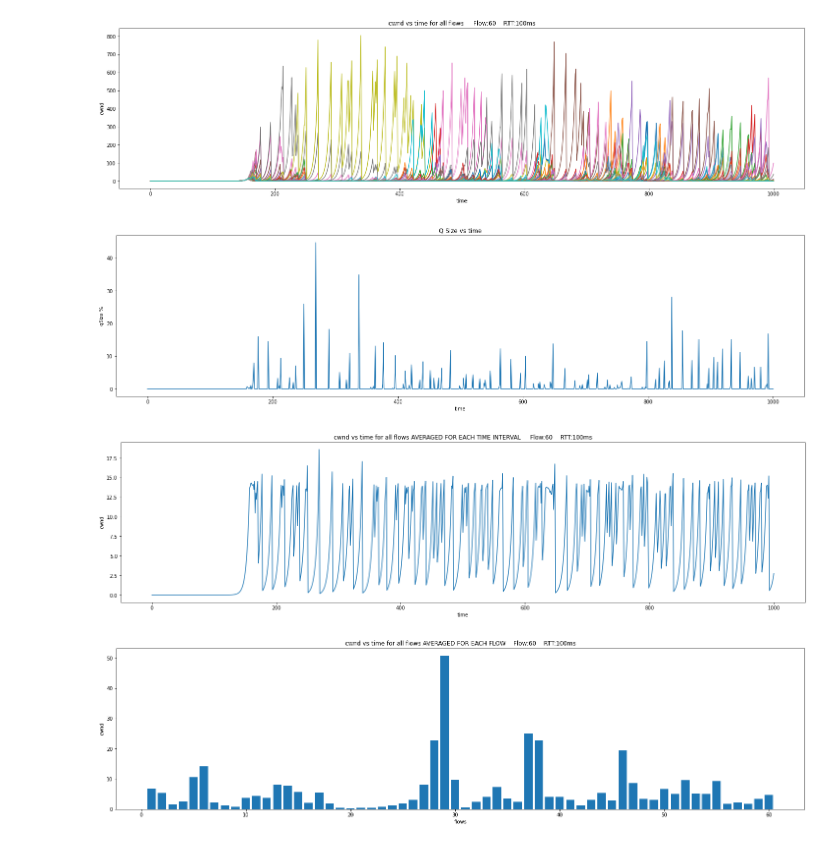
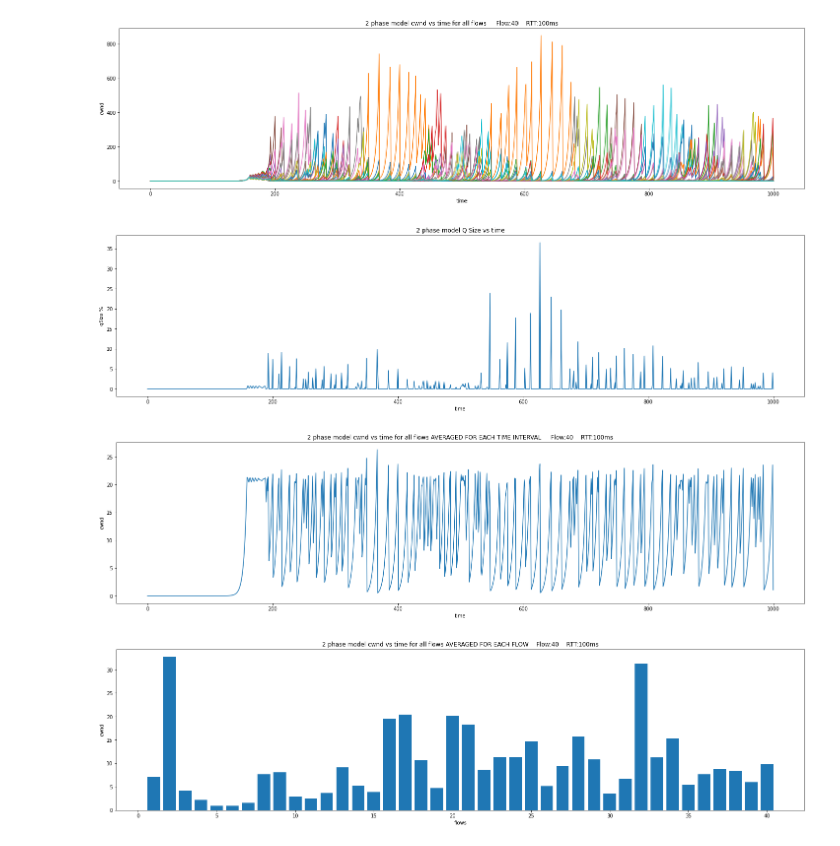
Before and after one commit to divyashk/TCP-BBR-ns3, a Jupyter notebook: dumbell-ns3/2-phase/cal.ipynb, the cells around one changed output. Cells and saved outputs as stored; diff of their text form; code cells hidden in the pictures.

```diff
--- a/dumbell-ns3/2-phase/cal.ipynb
+++ b/dumbell-ns3/2-phase/cal.ipynb
@@ -106,9 +106,9 @@ class queueObj:
 
 # Ti : RTT min for a flow i
 # D : Queueing delay for all flows
-def MIMD(qObj, Ti, D):
+def MIMD(qObj, Ti, D, phase_factor):
     # if the queue is 1/3rd( subject to change) filled, then bandwidth is underestimated i.e. pacing controlled
-    if ( qObj.currSizeBytes < qObj.maxSizeBytes/10 ): return (1.25 * Ti)/(Ti + D)
+    if ( qObj.currSizeBytes < qObj.maxSizeBytes/phase_factor ): return (1.25 * Ti)/(Ti + D)
     # otherwise congestion window controlled
     else: return (2 * Ti)/(Ti + D)
 
@@ -119,6 +119,7 @@ def Simul():
     endtime = 1000
 
 
+
     pktsize = 1500
     queueL = "2084p"
     queueSizeBytes = pktsize*int(queueL[:-1])
@@ -126,15 +127,18 @@ def Simul():
     btlnkBandwidth_str = "100Mbps"
     btlnkBandwidth = convBandwidth(btlnkBandwidth_str)
 
-    # Creating a queue for the bottleneck link
-    qobj = queueObj(queueSizeBytes, btlnkBandwidth)
 
     # We will decide the RTT
     RTT_str = "100ms"
     RTT = convTime(RTT_str)
 
-    n_flows = 60
+    n_flows = 40
+    phase_factor = 10
     nCwndSize = [0.00000000001]*n_flows
+
+
+    # Creating a queue for the bottleneck link
+    qobj = queueObj(queueSizeBytes, btlnkBandwidth)
 
     nCwndSizeStore = {}
     qSizeStore = {}
@@ -145,39 +149,39 @@ def Simul():
     while currtime <= endtime:
 
         for i in range(0,n_flows):
 
-            nCwndSize[i] = nCwndSize[i] * MIMD(qobj, RTT, qobj.queueingDelay)
+            nCwndSize[i] = nCwndSize[i] * MIMD(qobj, RTT, qobj.queueingDelay, phase_factor)
 
             qobj.updateSize(nCwndSize, RTT)
 
             # storing the number of packets( 1 pkt = 1500 By ) in the congestion windows
             if i not in nCwndSizeStore.keys():
                 nCwndSizeStore[i] = {}
 
             nCwndSizeStore[i][currtime] = nCwndSize[i]/1500
 
         # storing the qsize for plotting
         qSizeStore[currtime] = qobj.currSizeBytes/qobj.maxSizeBytes
 
         currtime = currtime + deltaTime
 
     # #plotting individually
     # for i in range(0,n_flows ):
     #     plotvstime(nCwndSizeStore[i], ylabel=f"cwnd {i+1}", xlabel="time", title = f"Congestion windows size vs time     RTT:{RTT_str}")
 
 
 
     # plot in the same graph
-    plotvstime_n(nCwndSizeStore, ylabel=f"cwnd", xlabel="time", title = f"cwnd vs time for all flows     Flow:{n_flows}    RTT:{RTT_str}", n_flows=n_flows )
+    plotvstime_n(nCwndSizeStore, ylabel=f"cwnd", xlabel="time", title = f"2 phase model cwnd vs time for all flows     Flow:{n_flows}    RTT:{RTT_str}", n_flows=n_flows )
 
-    plotvstime(qSizeStore, ylabel="qSize %", xlabel="time", title = "Q Size vs time")
+    plotvstime(qSizeStore, ylabel="qSize %", xlabel="time", title = "2 phase model Q Size vs time")
 
-    plotvstime_n_avg(nCwndSizeStore, ylabel=f"cwnd", xlabel="time", title = f"cwnd vs time for all flows AVERAGED FOR EACH TIME INTERVAL     Flow:{n_flows}    RTT:{RTT_str}", n_flows=n_flows )
+    plotvstime_n_avg(nCwndSizeStore, ylabel=f"cwnd", xlabel="time", title = f"2 phase model cwnd vs time for all flows AVERAGED FOR EACH TIME INTERVAL     Flow:{n_flows}    RTT:{RTT_str}", n_flows=n_flows )
 
-    plotvstime_avg_each_flow(nCwndSizeStore, ylabel=f"cwnd", xlabel="flows", title = f"cwnd vs time for all flows AVERAGED FOR EACH FLOW    Flow:{n_flows}    RTT:{RTT_str}", n_flows=n_flows )
+    plotvstime_avg_each_flow(nCwndSizeStore, ylabel=f"cwnd", xlabel="flows", title = f"2 phase model cwnd vs time for all flows AVERAGED FOR EACH FLOW    Flow:{n_flows}    RTT:{RTT_str}", n_flows=n_flows )
 Simul()
 # %% [output]
-[figure, old version]
+[figure, new version]
-[figure, old version]
+[figure, new version]
-[figure, old version]
+[figure, new version]
-[figure, old version]
+[figure, new version]
```
Also changed, not shown: 1 other file.
